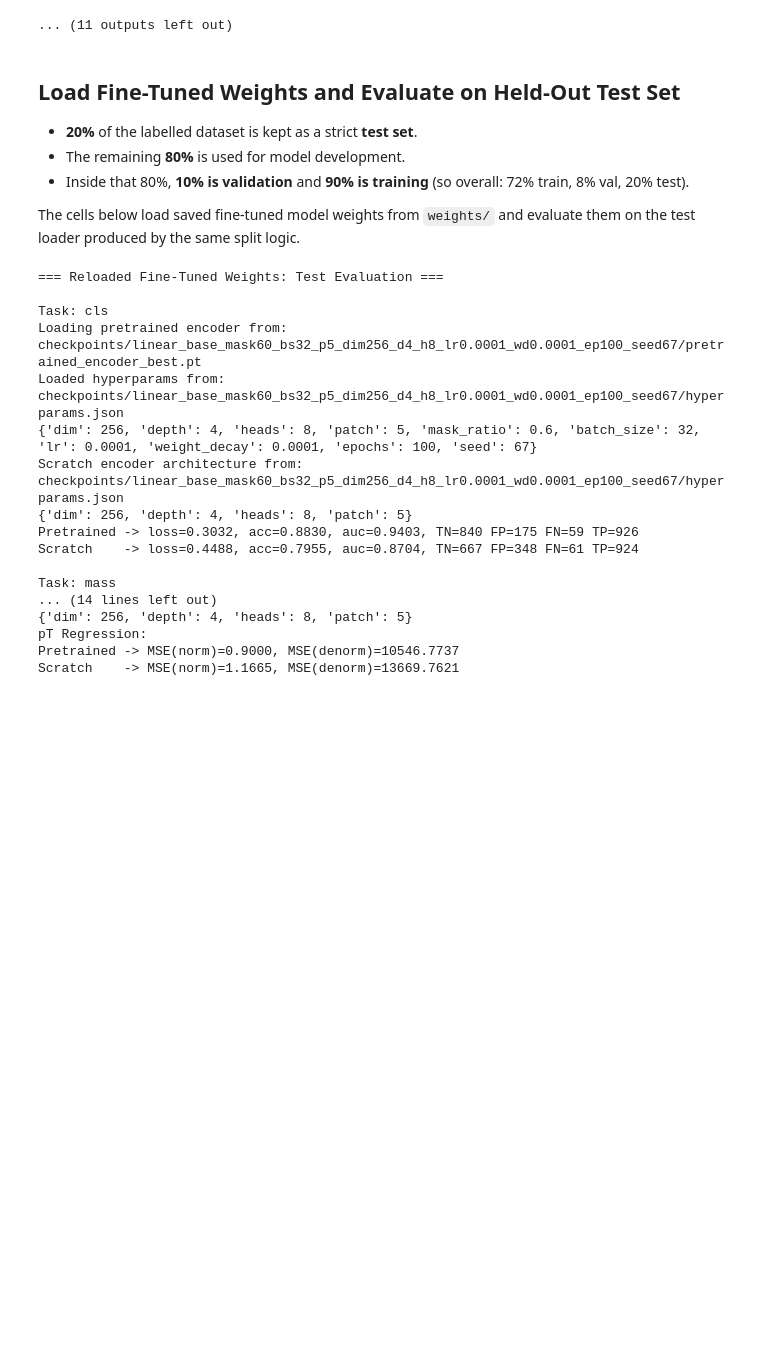
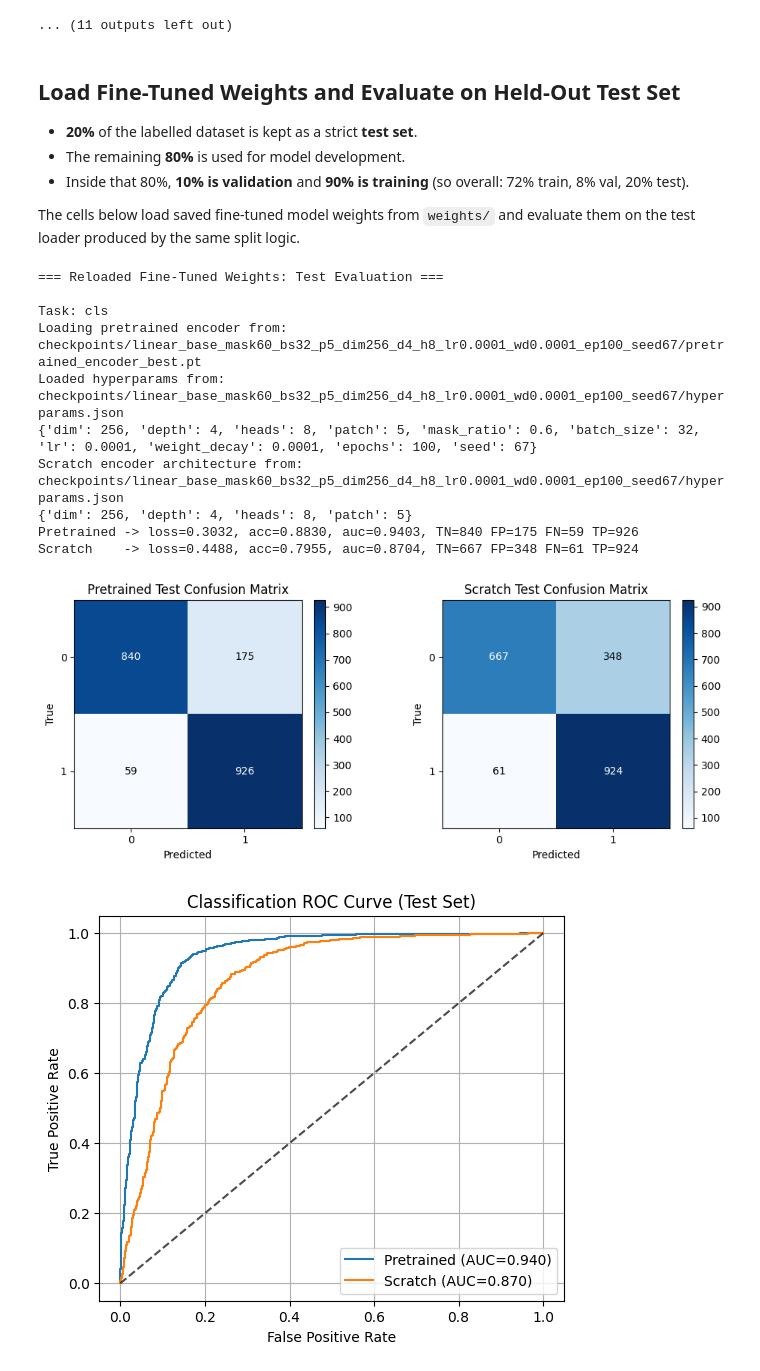
Before and after one commit to Sanchay117/GSOC_2026_ML4SCI_Vision_Transformer_Test, a Jupyter notebook: model.ipynb, the cells around one changed output. Drawn from its saved outputs; the diff is of its cells as text; code cells hidden in the pictures; blank space fills up the shorter version.

Commit message:
Add confusion matrix and ROC plots on test set inference

```diff
--- a/model.ipynb
+++ b/model.ipynb
@@ -1054,6 +1054,9 @@ def load_finetuned_and_evaluate(task, pretrained=True):
             "fp": int(fp),
             "fn": int(fn),
             "tp": int(tp),
+            "labels": metrics["labels"],
+            "preds": metrics["preds"],
+            "probs": metrics["probs"],
         }
 
     mse_norm = evaluate_regression(model, test_loader)
@@ -1063,37 +1066,67 @@ def load_finetuned_and_evaluate(task, pretrained=True):
     return {"mse_norm": float(mse_norm), "mse_denorm": mse_denorm}
 
 print("=== Reloaded Fine-Tuned Weights: Test Evaluation ===")
 for task in ["cls", "mass", "pt"]:
     print(f"\nTask: {task}")
     pre = load_finetuned_and_evaluate(task, pretrained=True)
     scr = load_finetuned_and_evaluate(task, pretrained=False)
 
     if task == "cls":
         print(f"Pretrained -> loss={pre['loss']:.4f}, acc={pre['acc']:.4f}, auc={pre['auc']:.4f}, TN={pre['tn']} FP={pre['fp']} FN={pre['fn']} TP={pre['tp']}")
         print(f"Scratch    -> loss={scr['loss']:.4f}, acc={scr['acc']:.4f}, auc={scr['auc']:.4f}, TN={scr['tn']} FP={scr['fp']} FN={scr['fn']} TP={scr['tp']}")
+
+        # Confusion matrices on TEST set
+        cm_pre = np.array([[pre['tn'], pre['fp']], [pre['fn'], pre['tp']]])
+        cm_scr = np.array([[scr['tn'], scr['fp']], [scr['fn'], scr['tp']]])
+
+        fig, axes = plt.subplots(1, 2, figsize=(10, 4))
+        for ax, cm, name in zip(axes, [cm_pre, cm_scr], ["Pretrained", "Scratch"]):
+            im = ax.imshow(cm, cmap="Blues")
+            ax.set_title(f"{name} Test Confusion Matrix")
+            ax.set_xlabel("Predicted")
+            ax.set_ylabel("True")
+            ax.set_xticks([0, 1])
+            ax.set_yticks([0, 1])
+            for i in range(2):
+                for j in range(2):
+                    color = "white" if cm[i, j] > (cm.max() / 2) else "black"
+                    ax.text(j, i, int(cm[i, j]), ha="center", va="center", color=color)
+            fig.colorbar(im, ax=ax, fraction=0.046, pad=0.04)
+        plt.tight_layout()
+        plt.show()
+
+        # ROC curve on TEST set
+        fpr_pre, tpr_pre, _ = roc_curve(pre["labels"], pre["probs"])
+        fpr_scr, tpr_scr, _ = roc_curve(scr["labels"], scr["probs"])
+        plt.figure(figsize=(6, 5))
+        plt.plot(fpr_pre, tpr_pre, label=f"Pretrained (AUC={pre['auc']:.3f})")
+        plt.plot(fpr_scr, tpr_scr, label=f"Scratch (AUC={scr['auc']:.3f})")
+        plt.plot([0, 1], [0, 1], "k--", alpha=0.7)
+        plt.xlabel("False Positive Rate")
+        plt.ylabel("True Positive Rate")
+        plt.title("Classification ROC Curve (Test Set)")
+        plt.grid(True)
+        plt.legend()
+        plt.show()
+
     elif task == "mass":
         print("Mass Regression:")
         print(f"Pretrained -> MSE(norm)={pre['mse_norm']:.4f}, MSE(denorm)={pre['mse_denorm']:.4f}")
         print(f"Scratch    -> MSE(norm)={scr['mse_norm']:.4f}, MSE(denorm)={scr['mse_denorm']:.4f}")
     else:
         print("pT Regression:")
         print(f"Pretrained -> MSE(norm)={pre['mse_norm']:.4f}, MSE(denorm)={pre['mse_denorm']:.4f}")
         print(f"Scratch    -> MSE(norm)={scr['mse_norm']:.4f}, MSE(denorm)={scr['mse_denorm']:.4f}")
 # %% [output]
 === Reloaded Fine-Tuned Weights: Test Evaluation ===
 
 Task: cls
 Loading pretrained encoder from: checkpoints/linear_base_mask60_bs32_p5_dim256_d4_h8_lr0.0001_wd0.0001_ep100_seed67/pretrained_encoder_best.pt
 Loaded hyperparams from: checkpoints/linear_base_mask60_bs32_p5_dim256_d4_h8_lr0.0001_wd0.0001_ep100_seed67/hyperparams.json
 {'dim': 256, 'depth': 4, 'heads': 8, 'patch': 5, 'mask_ratio': 0.6, 'batch_size': 32, 'lr': 0.0001, 'weight_decay': 0.0001, 'epochs': 100, 'seed': 67}
 Scratch encoder architecture from: checkpoints/linear_base_mask60_bs32_p5_dim256_d4_h8_lr0.0001_wd0.0001_ep100_seed67/hyperparams.json
 {'dim': 256, 'depth': 4, 'heads': 8, 'patch': 5}
 Pretrained -> loss=0.3032, acc=0.8830, auc=0.9403, TN=840 FP=175 FN=59 TP=926
 Scratch    -> loss=0.4488, acc=0.7955, auc=0.8704, TN=667 FP=348 FN=61 TP=924
-
-Task: mass
-... (14 lines left out)
-{'dim': 256, 'depth': 4, 'heads': 8, 'patch': 5}
-pT Regression:
-Pretrained -> MSE(norm)=0.9000, MSE(denorm)=10546.7737
-Scratch    -> MSE(norm)=1.1665, MSE(denorm)=13669.7621
+[figure, added]
+[figure, added]
```
Also changed, not shown: parts of 2 cells of this notebook.
